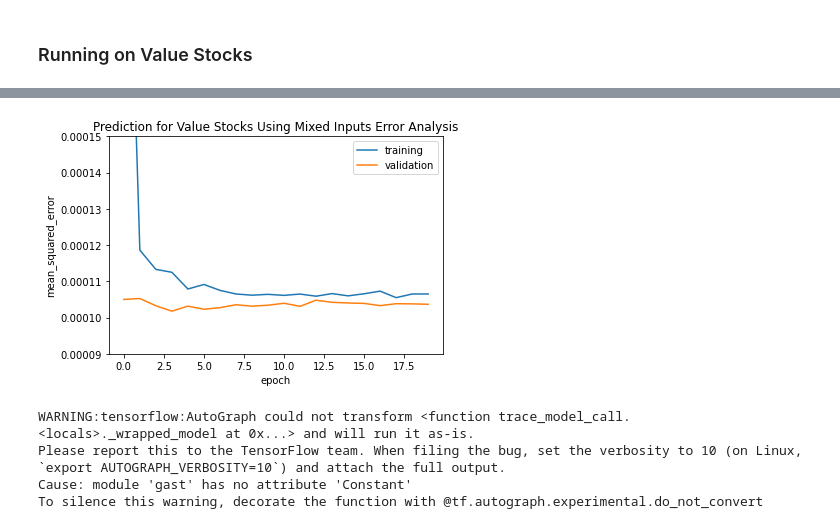
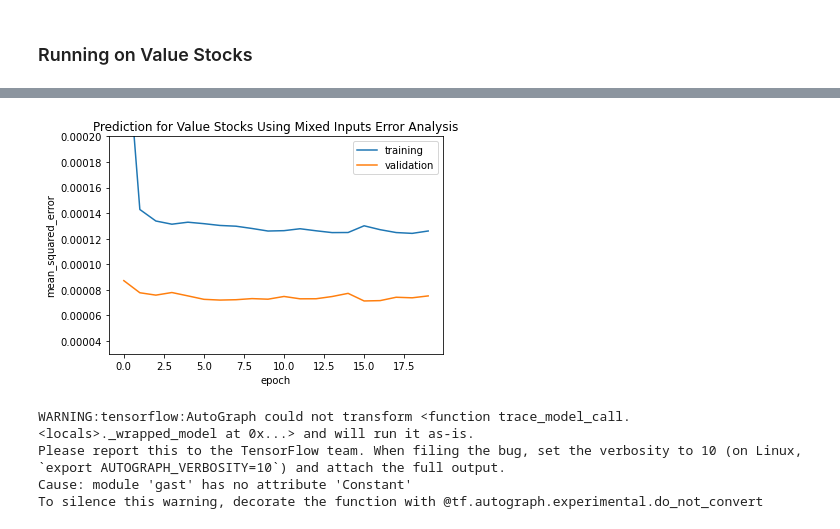
Before and after one commit to lu18cheng/pic16b_stock_analysis, a Jupyter notebook: code/Mixed Data Features.ipynb, the cells around one changed output, grey strips where cells are left out. Drawn from its saved outputs; the diff is of its cells as text; code cells hidden in the pictures.

Commit message:
added image

```diff
--- a/code/Mixed Data Features.ipynb
+++ b/code/Mixed Data Features.ipynb
@@ -369,14 +353,14 @@ Epoch 20/20
 # %%
-plt.plot(history.history["mean_squared_error"], label = "training")
-plt.plot(history.history["val_mean_squared_error"], label = "validation")
+plt.plot(history2.history["mean_squared_error"], label = "training")
+plt.plot(history2.history["val_mean_squared_error"], label = "validation")
 plt.gca().set(xlabel = "epoch", ylabel = "mean_squared_error")
 plt.title(label = "Prediction for Value Stocks Using Mixed Inputs Error Analysis", loc = "center")
-plt.ylim(0.00009, 0.00015)
+plt.ylim(0.00003, 0.00020)
 plt.legend()
 
-plt.savefig("value_mixed_features.png")
+plt.savefig("../images/value_mixed_features.png")
 # %% [output]
-[figure, old version]
+[figure, new version]
 # %%
 filename = 'mixed_regression_value.pkl'
 pickle.dump(model2, open(filename, 'wb'))
```
Also changed, not shown: parts of 1 cell of this notebook, 1 other file.
